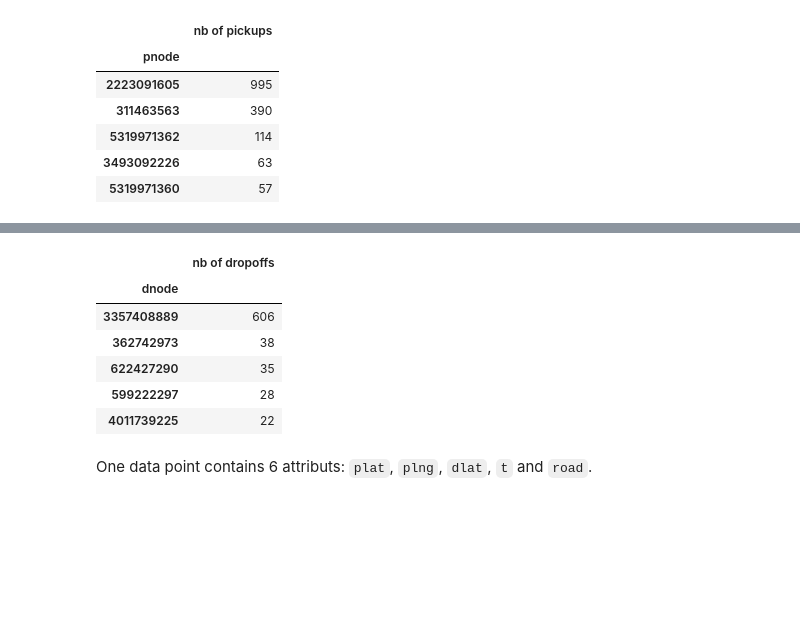
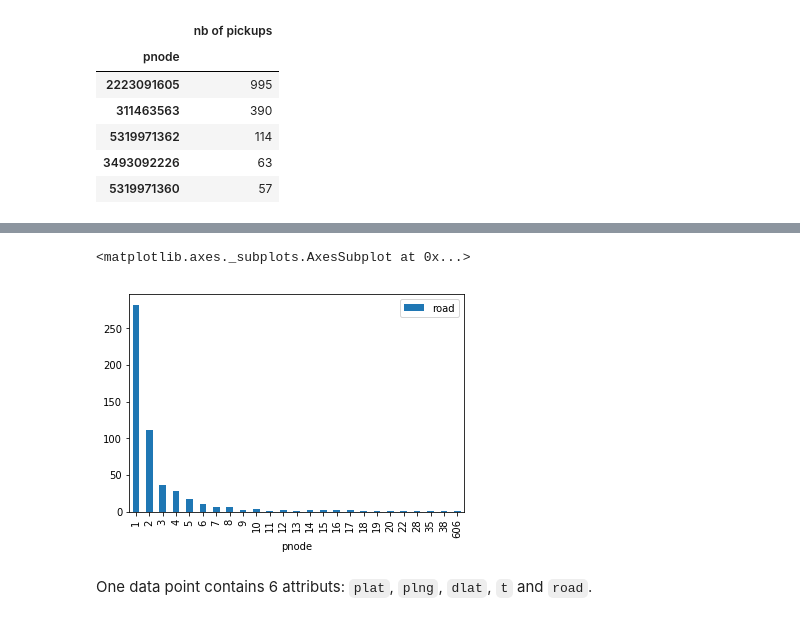
Before and after one commit to raphstrebel/Data-Visualization, a Jupyter notebook: colorful_traces.ipynb, the cells around one changed output, grey strips where cells are left out. Drawn from its saved outputs; the diff is of its cells as text; code cells hidden in the pictures; blank space fills up the shorter version.

```diff
--- a/colorful_traces.ipynb
+++ b/colorful_traces.ipynb
@@ -44,9 +93,11 @@ drop_off_group = colorful.groupby(by=["dnode"]).count().sort_values("road", asce
 
 print("There are", len(drop_off_group.index.tolist()), "different drop off locations.")
 
-nb_dropoffs_by_pnode = drop_off_group.drop(columns=["t", "road", "LengthRoad"])
-nb_dropoffs_by_pnode = nb_dropoffs_by_pnode.rename(index=str, columns={"pnode": "nb of dropoffs"})
+nb_dropoffs_by_pnode = drop_off_group.drop(columns=["t",  "LengthRoad"])
+#nb_dropoffs_by_pnode = nb_dropoffs_by_pnode.rename(index=str, columns={"pnode": "nb of x tuples dropoffs"})
 
-nb_dropoffs_by_pnode.head()
+
+nb_dropoffs_by_pnode.groupby("road").count()
+nb_dropoffs_by_pnode.groupby("pnode").count().plot.bar()
 # %% [output]
 There are 525 different drop off locations.
@@ -53,10 +106,5 @@ There are 525 different drop off locations.
-|  | nb of dropoffs |
-| dnode |  |
-| 3357408889 | 606 |
-| 362742973 | 38 |
-| 622427290 | 35 |
-| 599222297 | 28 |
-| 4011739225 | 22 |
+<matplotlib.axes._subplots.AxesSubplot at 0x...>
+[figure, added]
 # %% [markdown]
 One data point contains 6 attributs: `plat`, `plng`, `dlat`, `t`  and `road`.
 # %%
```
Also changed, not shown: parts of 8 cells of this notebook, 1 other file.
